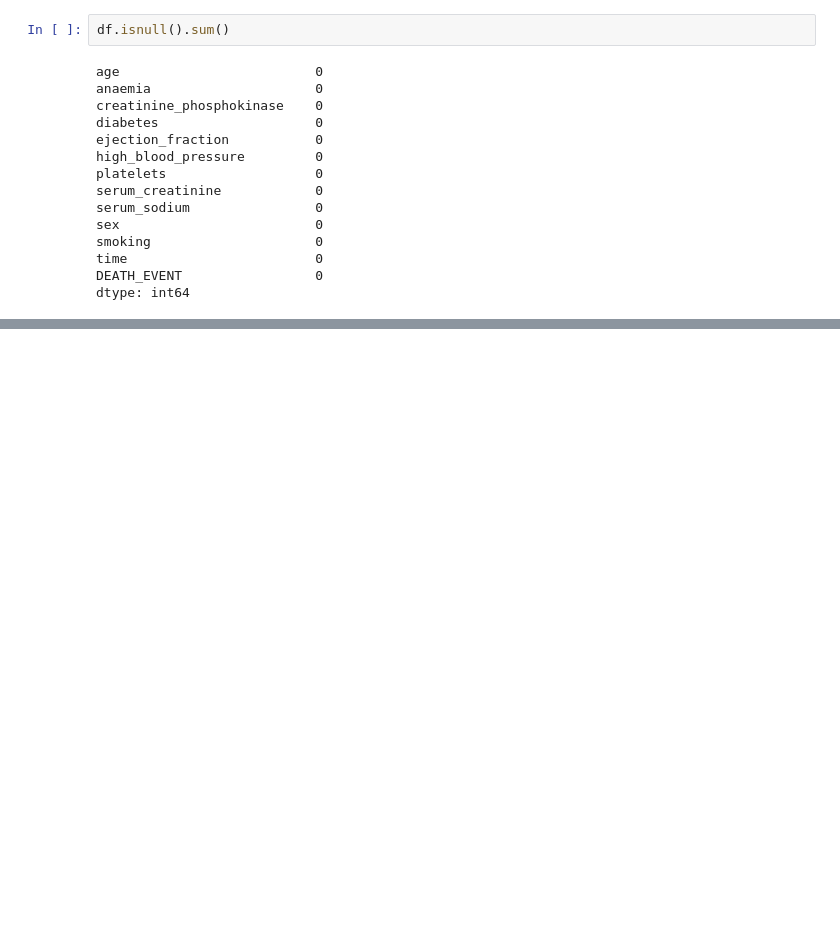
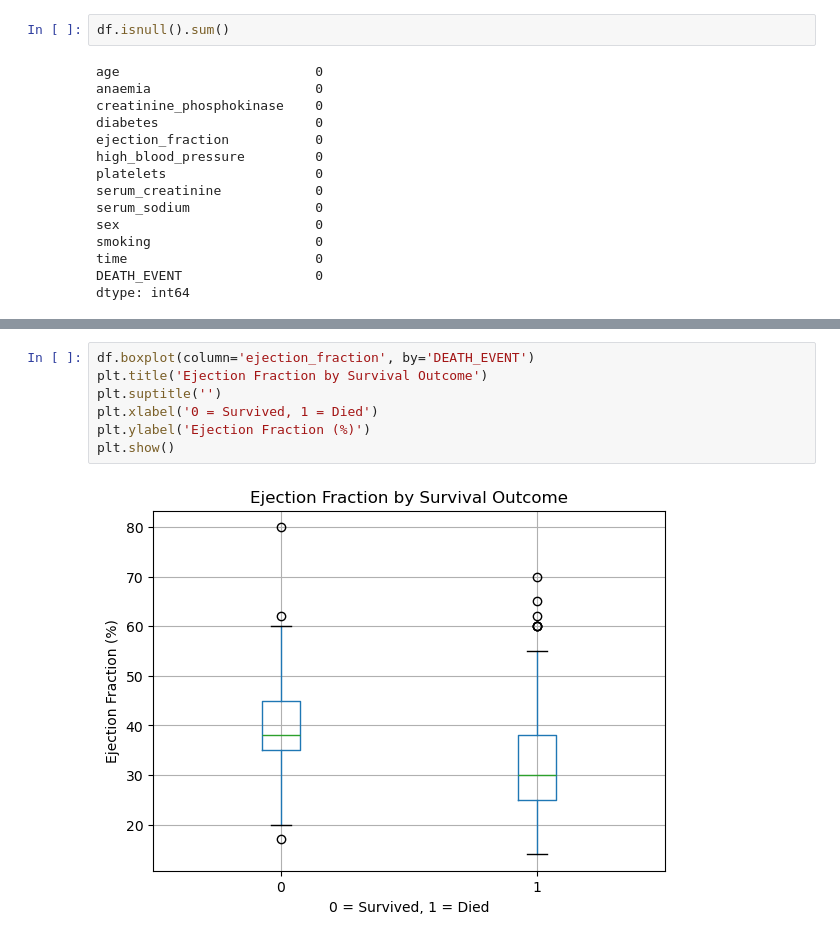
Before and after one commit to mardmt/cardio-procedures-analysis, a Jupyter notebook: 01_data_exploration.ipynb, the cells around one changed output, grey strips where cells are left out. Cells and saved outputs as stored; diff of their text form; blank space fills up the shorter version.

```diff
--- a/01_data_exploration.ipynb
+++ b/01_data_exploration.ipynb
@@ -64,0 +106,9 @@ dtype: int64
+# %%
+df.boxplot(column='ejection_fraction', by='DEATH_EVENT')
+plt.title('Ejection Fraction by Survival Outcome')
+plt.suptitle('')
+plt.xlabel('0 = Survived, 1 = Died')
+plt.ylabel('Ejection Fraction (%)')
+plt.show()
+# %% [output]
+[figure, added]
```
Also changed, not shown: parts of 6 cells of this notebook.
